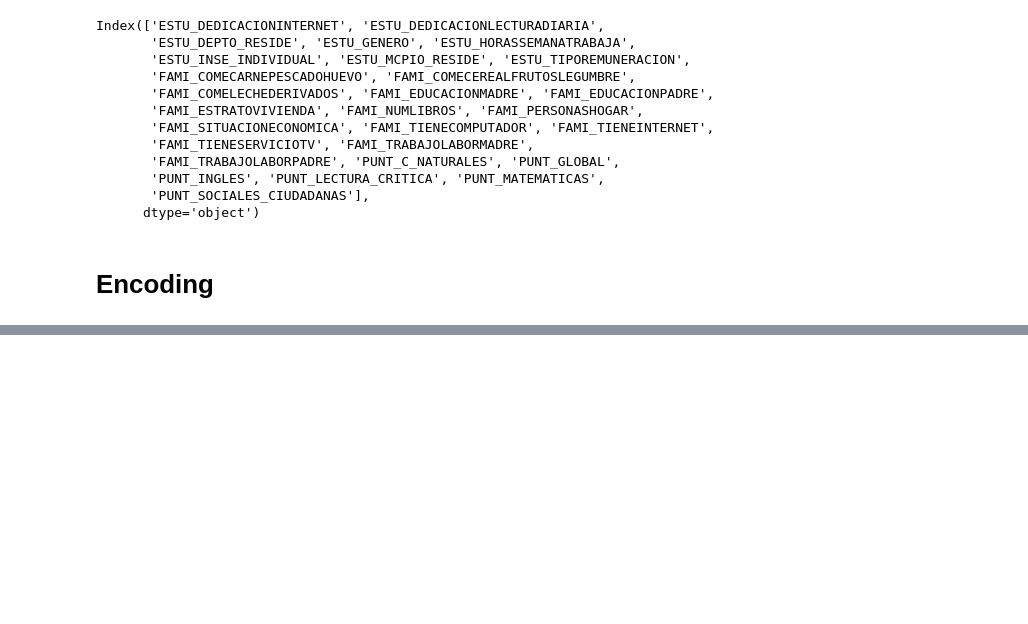
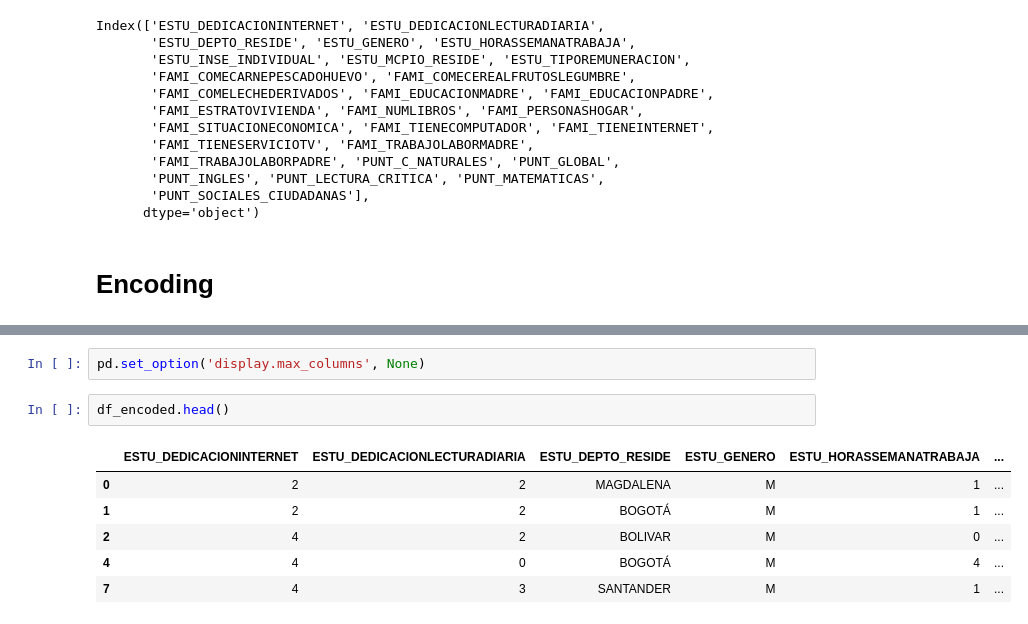
Before and after one commit to juanjaramillo98/Seminario, a Jupyter notebook: momentos_evaluativos/ME03-G02-1216727112-1152706601/ME03-G02-notebook.ipynb, the cells around one changed output, grey strips where cells are left out. Saved outputs shown, nothing was run; the diff lists cells and outputs as text; blank space fills up the shorter version.

```diff
--- a/momentos_evaluativos/ME03-G02-1216727112-1152706601/ME03-G02-notebook.ipynb
+++ b/momentos_evaluativos/ME03-G02-1216727112-1152706601/ME03-G02-notebook.ipynb
@@ -573,0 +590,11 @@ df_filtrado[['FAMI_COMELECHEDERIVADOS', 'FAMI_EDUCACIONMADRE', 'FAMI_EDUCACIONPA
+# %%
+pd.set_option('display.max_columns', None)
+# %%
+df_encoded.head()
+# %% [output]
+|  | ESTU_DEDICACIONINTERNET | ESTU_DEDICACIONLECTURADIARIA | ESTU_DEPTO_RESIDE | ESTU_GENERO | ESTU_HORASSEMANATRABAJA | ... |
+| 0 | 2 | 2 | MAGDALENA | M | 1 | ... |
+| 1 | 2 | 2 | BOGOTÁ | M | 1 | ... |
+| 2 | 4 | 2 | BOLIVAR | M | 0 | ... |
+| 4 | 4 | 0 | BOGOTÁ | M | 4 | ... |
+| 7 | 4 | 3 | SANTANDER | M | 1 | ... |
```
Also changed, not shown: parts of 9 cells of this notebook.
